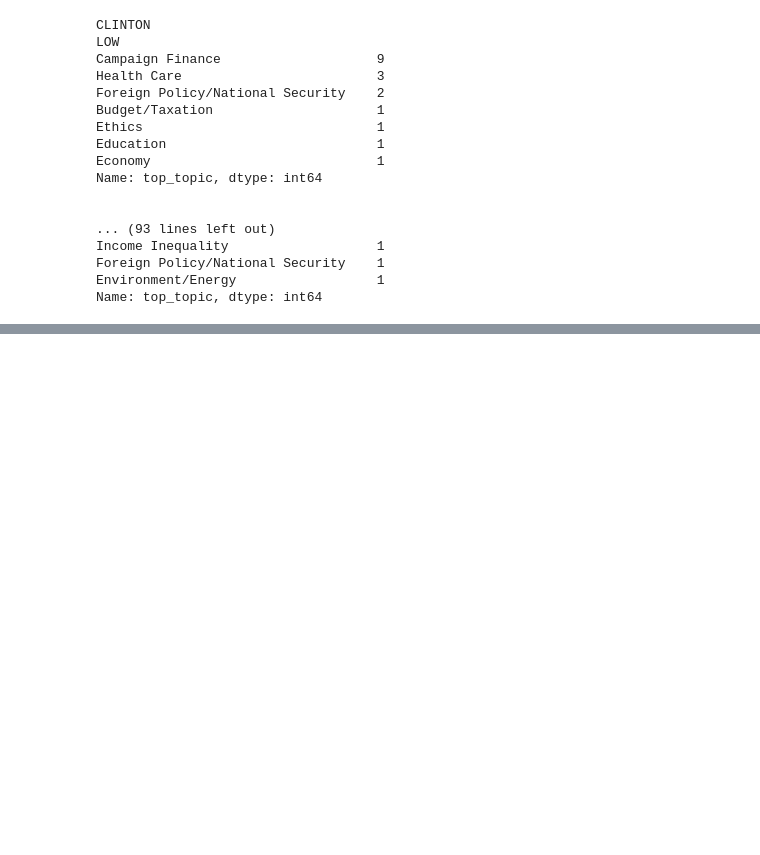
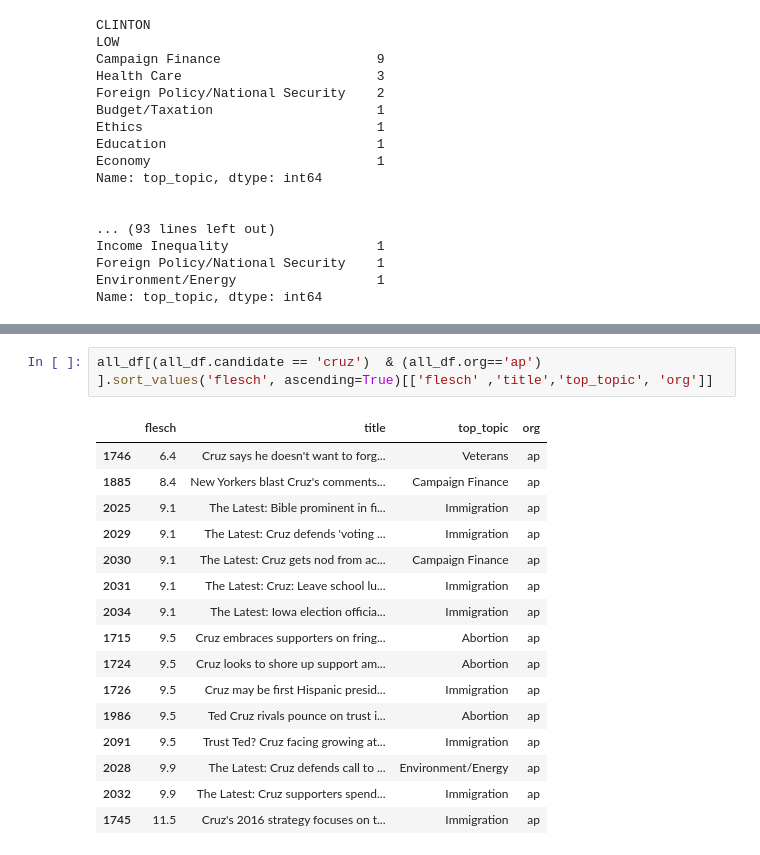
Before and after one commit to sbchou/ANALYSIS, a Jupyter notebook: PRESURVEY/TopBottom10Percent.ipynb, the cells around one changed output, grey strips where cells are left out. Drawn from its saved outputs; the diff is of its cells as text; blank space fills up the shorter version.

```diff
--- a/PRESURVEY/TopBottom10Percent.ipynb
+++ b/PRESURVEY/TopBottom10Percent.ipynb
@@ -183,0 +195,19 @@ Name: top_topic, dtype: int64
+# %%
+all_df[(all_df.candidate == 'cruz')  & (all_df.org=='ap') ].sort_values('flesch', ascending=True)[['flesch' ,'title','top_topic', 'org']]
+# %% [output]
+|  | flesch | title | top_topic | org |
+| 1746 | 6.4 | Cruz says he doesn't want to forg... | Veterans | ap |
+| 1885 | 8.4 | New Yorkers blast Cruz's comments... | Campaign Finance | ap |
+| 2025 | 9.1 | The Latest: Bible prominent in fi... | Immigration | ap |
+| 2029 | 9.1 | The Latest: Cruz defends 'voting ... | Immigration | ap |
+| 2030 | 9.1 | The Latest: Cruz gets nod from ac... | Campaign Finance | ap |
+| 2031 | 9.1 | The Latest: Cruz: Leave school lu... | Immigration | ap |
+| 2034 | 9.1 | The Latest: Iowa election officia... | Immigration | ap |
+| 1715 | 9.5 | Cruz embraces supporters on fring... | Abortion | ap |
+| 1724 | 9.5 | Cruz looks to shore up support am... | Abortion | ap |
+| 1726 | 9.5 | Cruz may be first Hispanic presid... | Immigration | ap |
+| 1986 | 9.5 | Ted Cruz rivals pounce on trust i... | Abortion | ap |
+| 2091 | 9.5 | Trust Ted? Cruz facing growing at... | Immigration | ap |
+| 2028 | 9.9 | The Latest: Cruz defends call to ... | Environment/Energy | ap |
+| 2032 | 9.9 | The Latest: Cruz supporters spend... | Immigration | ap |
+| 1745 | 11.5 | Cruz's 2016 strategy focuses on t... | Immigration | ap |
```
Also changed, not shown: parts of 5 cells of this notebook, 43 other files.
